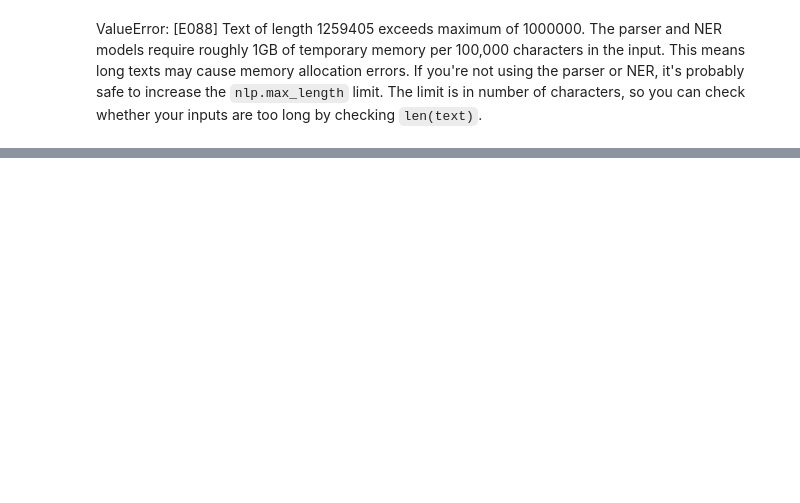
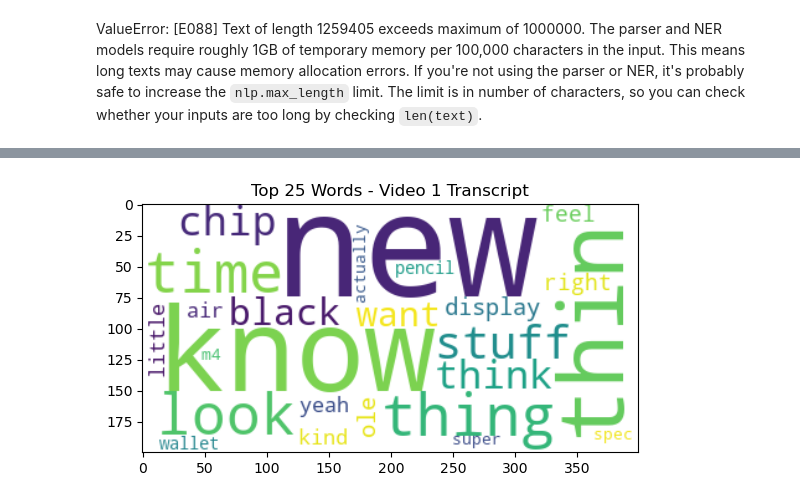
Before and after one commit to kaicl/DH101_Project, a Jupyter notebook: What Do Youtube Comments Tell Us.ipynb, the cells around one changed output, grey strips where cells are left out. Cells and saved outputs as stored; diff of their text form; code cells hidden in the pictures; blank space fills up the shorter version.

```diff
--- a/What Do Youtube Comments Tell Us.ipynb
+++ b/What Do Youtube Comments Tell Us.ipynb
@@ -374,0 +438,7 @@ video5_transcript_lemma = lemmatizer_function(video5_transcript_no_stops)
+# %%
+wordcloud_video1_transcript = WordCloud(max_words = 50, background_color = "white", collocations=False).generate(to_string(video1_transcript_additional))
+plt.imshow(wordcloud_video1_transcript, interpolation='bilinear')
+plt.title('Top 25 Words - Video 1 Transcript')
+plt.show;
+# %% [output]
+[figure, added]
```
Also changed, not shown: parts of 44 cells of this notebook.
